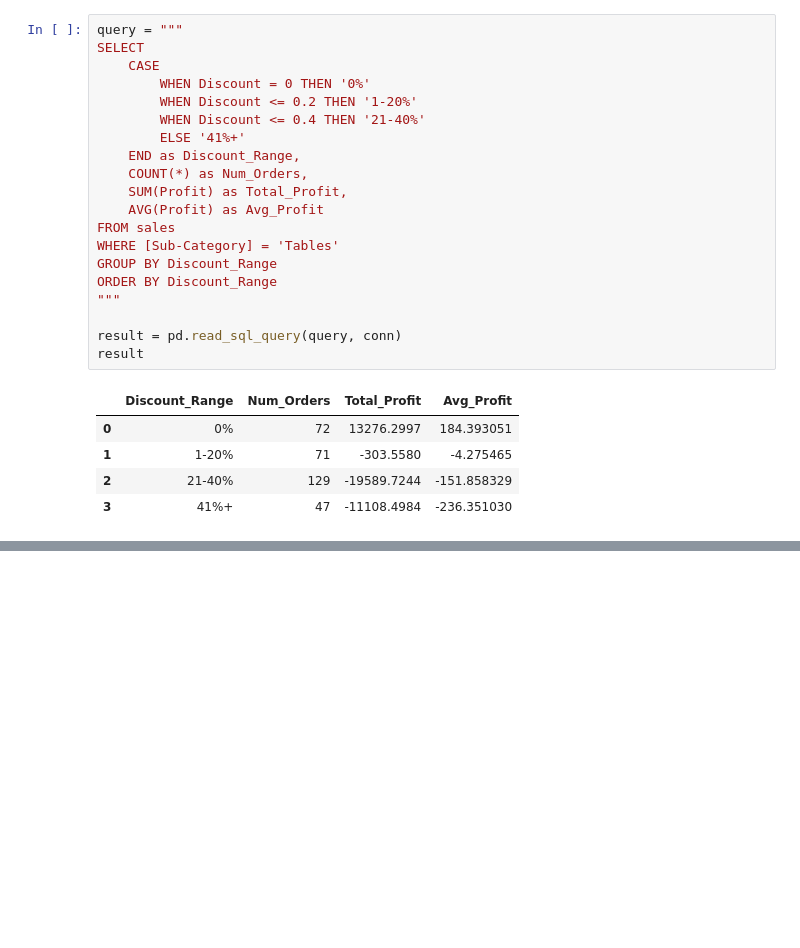
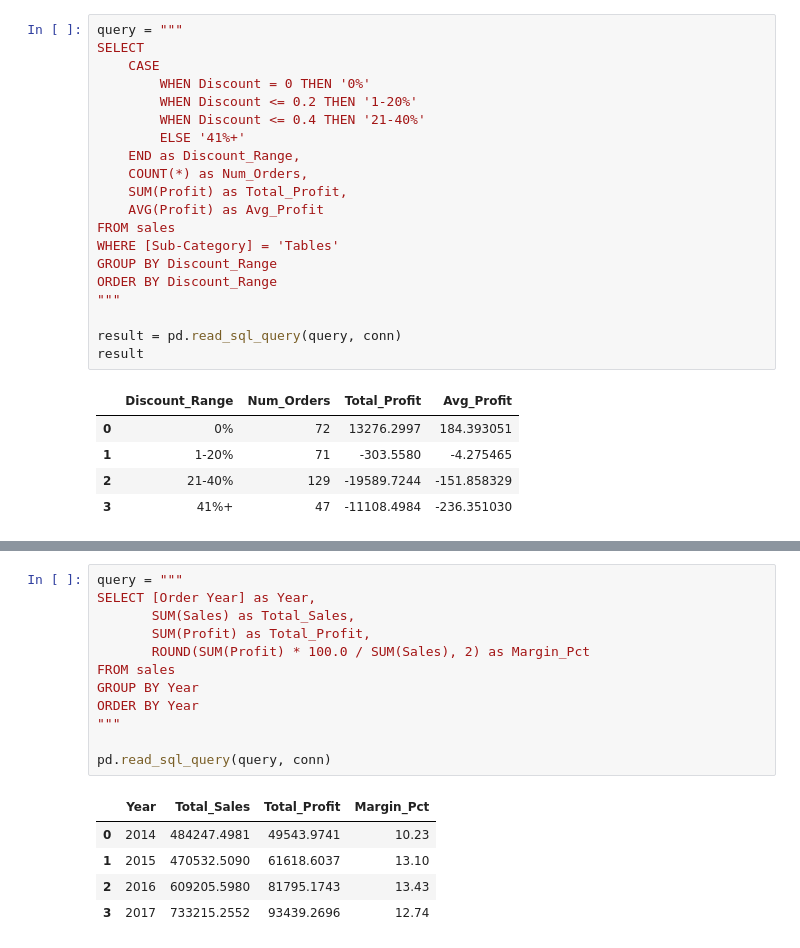
Before and after one commit to adamljouad/vendite_supermercato, a Jupyter notebook: analysis.ipynb, the cells around one changed output, grey strips where cells are left out. Cells and saved outputs as stored; diff of their text form; blank space fills up the shorter version.

Commit message:
Analisi andamento temporale: verificato aumento margine nel 2015 nonostante calo vendite

```diff
--- a/analysis.ipynb
+++ b/analysis.ipynb
@@ -190,0 +193,18 @@ print("Esportato dataset pulito per Tableau")
+# %%
+query = """
+SELECT [Order Year] as Year,
+       SUM(Sales) as Total_Sales,
+       SUM(Profit) as Total_Profit,
+       ROUND(SUM(Profit) * 100.0 / SUM(Sales), 2) as Margin_Pct
+FROM sales
+GROUP BY Year
+ORDER BY Year
+"""
+
+pd.read_sql_query(query, conn)
+# %% [output]
+|  | Year | Total_Sales | Total_Profit | Margin_Pct |
+| 0 | 2014 | 484247.4981 | 49543.9741 | 10.23 |
+| 1 | 2015 | 470532.5090 | 61618.6037 | 13.10 |
+| 2 | 2016 | 609205.5980 | 81795.1743 | 13.43 |
+| 3 | 2017 | 733215.2552 | 93439.2696 | 12.74 |
```
Also changed, not shown: parts of 1 cell of this notebook.
